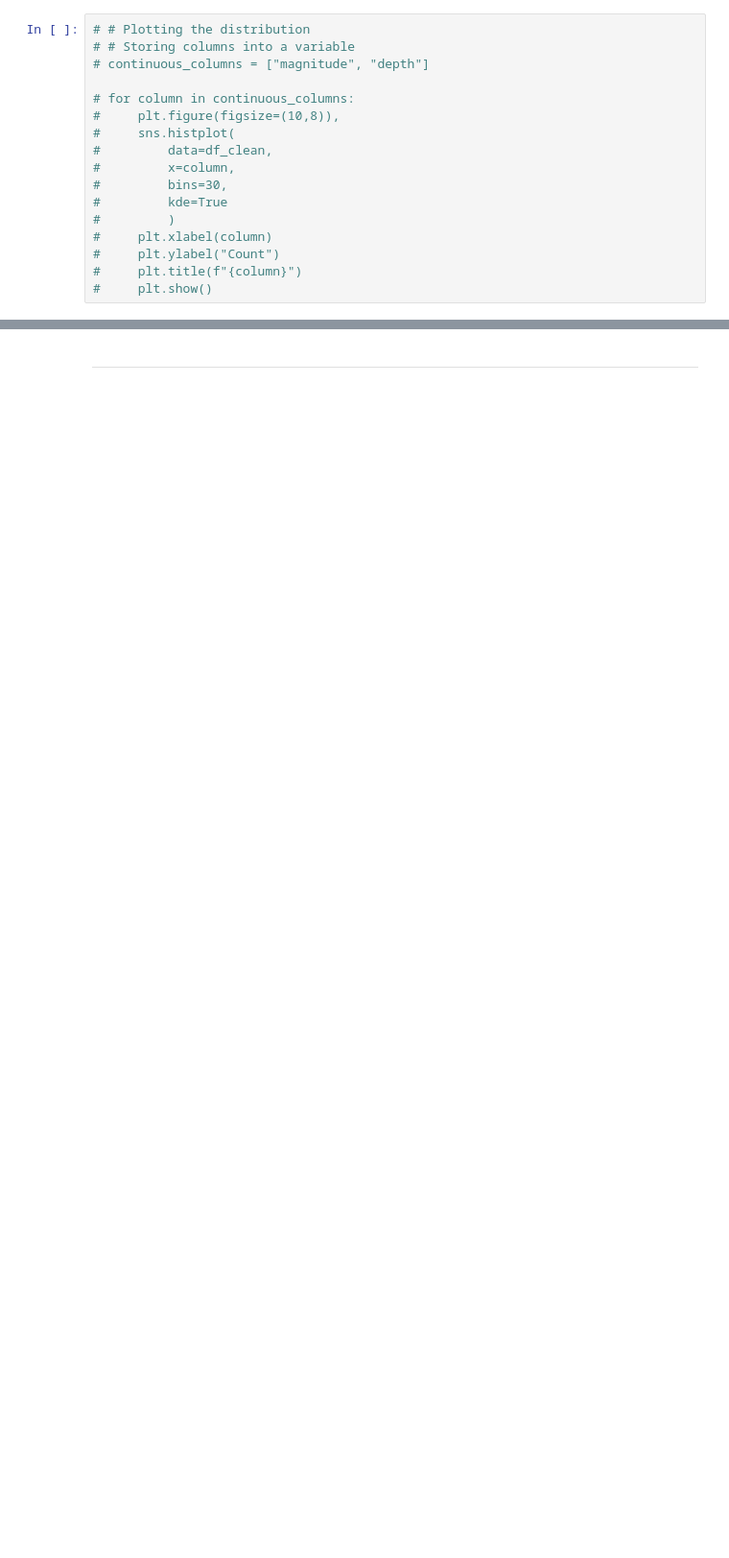
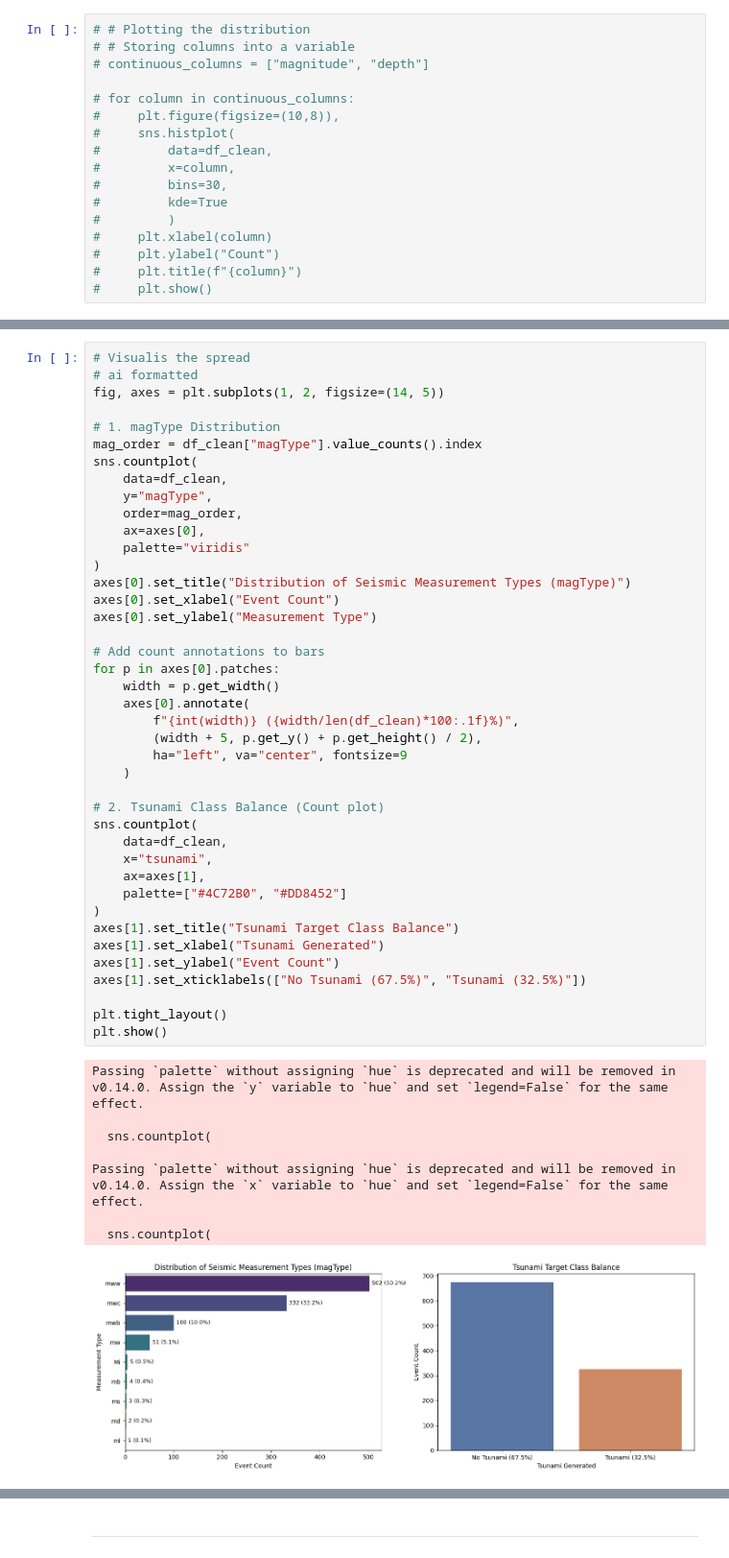
Before and after one commit to 13NateMate37/NHastings_Earthquake_Analysis_CI_Capstone_2, a Jupyter notebook: jupyter_notebooks/2_EDA_HTesting.ipynb, the cells around one changed output, grey strips where cells are left out. Shown at 96% size. Saved outputs shown, nothing was run; the diff lists cells and outputs as text; blank space fills up the shorter version.

```diff
--- a/jupyter_notebooks/2_EDA_HTesting.ipynb
+++ b/jupyter_notebooks/2_EDA_HTesting.ipynb
@@ -163,0 +238,50 @@ Depth has a mean of 74.61 km, a median of 29.00 km, and a standard deviation of
+# %%
+# Visualis the spread
+# ai formatted
+fig, axes = plt.subplots(1, 2, figsize=(14, 5))
+
+# 1. magType Distribution
+mag_order = df_clean["magType"].value_counts().index
+sns.countplot(
+    data=df_clean,
+    y="magType",
+    order=mag_order,
+    ax=axes[0],
+    palette="viridis"
+)
+axes[0].set_title("Distribution of Seismic Measurement Types (magType)")
+axes[0].set_xlabel("Event Count")
+axes[0].set_ylabel("Measurement Type")
+
+# Add count annotations to bars
+for p in axes[0].patches:
+    width = p.get_width()
+    axes[0].annotate(
+        f"{int(width)} ({width/len(df_clean)*100:.1f}%)",
+        (width + 5, p.get_y() + p.get_height() / 2),
+        ha="left", va="center", fontsize=9
+    )
+
+# 2. Tsunami Class Balance (Count plot)
+sns.countplot(
+    data=df_clean,
+    x="tsunami",
+    ax=axes[1],
+    palette=["#4C72B0", "#DD8452"]
+)
+axes[1].set_title("Tsunami Target Class Balance")
+axes[1].set_xlabel("Tsunami Generated")
+axes[1].set_ylabel("Event Count")
+axes[1].set_xticklabels(["No Tsunami (67.5%)", "Tsunami (32.5%)"])
+
+plt.tight_layout()
+plt.show()
+# %% [output]
+Passing `palette` without assigning `hue` is deprecated and will be removed in v0.14.0. Assign the `y` variable to `hue` and set `legend=False` for the same effect.
+
+  sns.countplot(
+
+Passing `palette` without assigning `hue` is deprecated and will be removed in v0.14.0. Assign the `x` variable to `hue` and set `legend=False` for the same effect.
+
+  sns.countplot(
+[figure, added]
```
Also changed, not shown: parts of 27 cells of this notebook, 1 other file.
